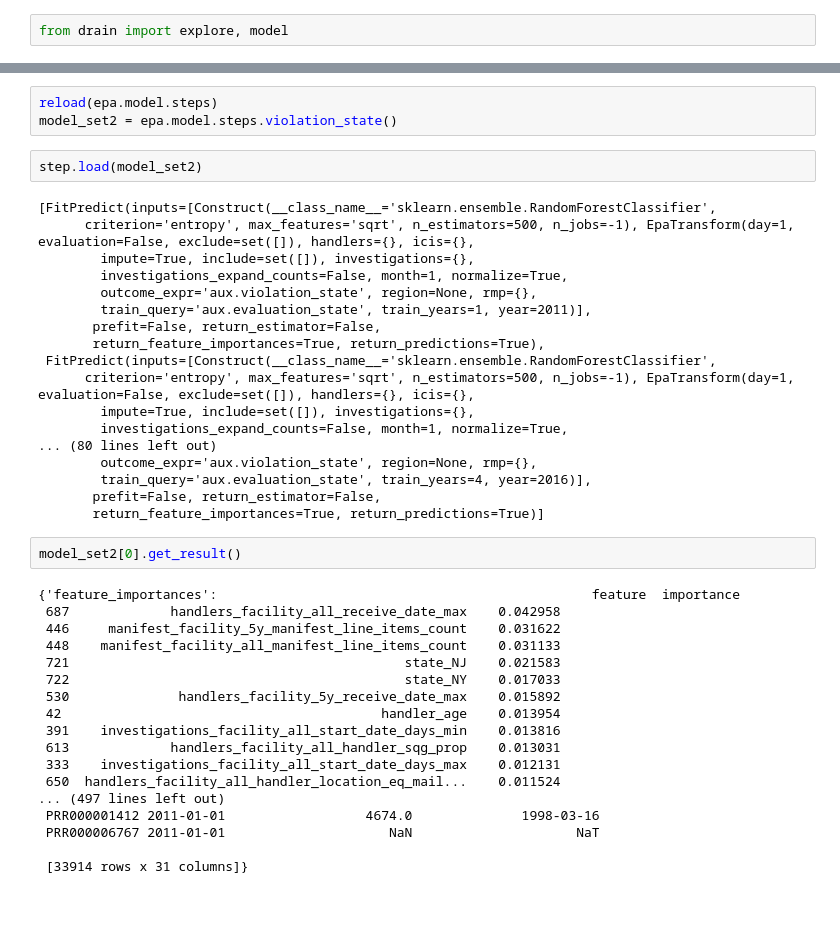
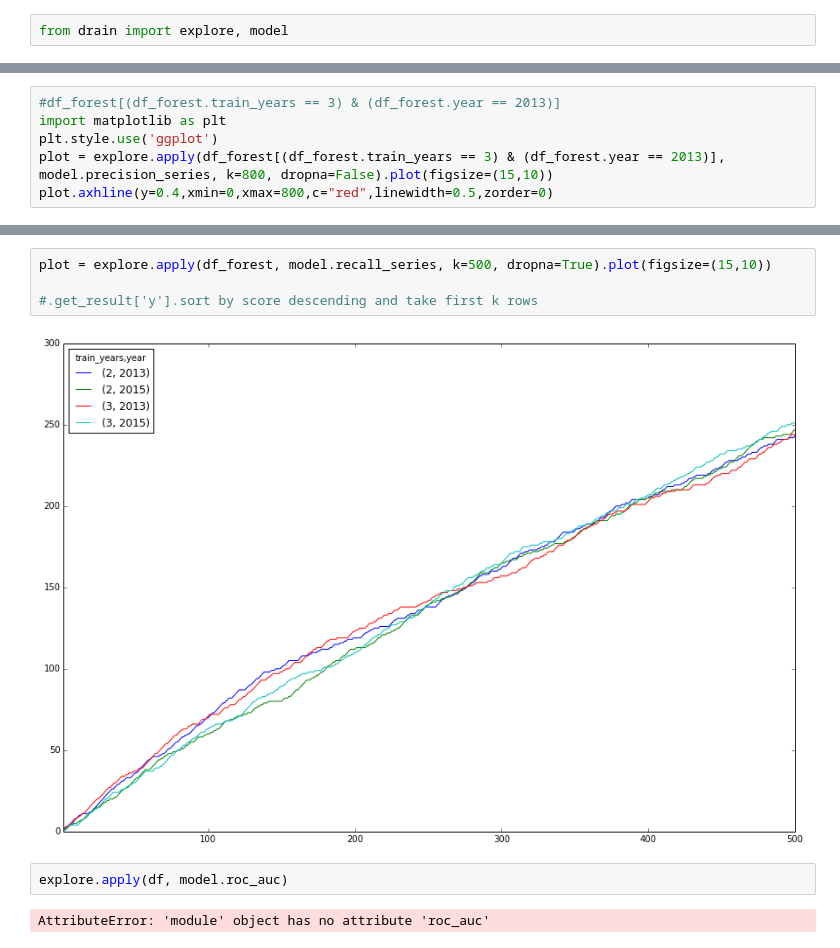
Before and after one commit to dssg/rcra, a Jupyter notebook: exploring/Untitled1.ipynb, the cells around one changed output, grey strips where cells are left out. Drawn from its saved outputs; the diff is of its cells as text; blank space fills up the shorter version.

```diff
--- a/exploring/Untitled1.ipynb
+++ b/exploring/Untitled1.ipynb
@@ -51,0 +60,6 @@ df = explore.to_dataframe(model_set1)
+# %%
+#df_forest[(df_forest.train_years == 3) & (df_forest.year == 2013)]
+import matplotlib as plt
+plt.style.use('ggplot')
+plot = explore.apply(df_forest[(df_forest.train_years == 3) & (df_forest.year == 2013)], model.precision_series, k=800, dropna=False).plot(figsize=(15,10))
+plot.axhline(y=0.4,xmin=0,xmax=800,c="red",linewidth=0.5,zorder=0)
@@ -58,43 +75,10 @@ explore.apply(df, model.precision_series, k=500, dropna=True).plot(figsize=(15,1
-# %%
-reload(epa.model.steps)
-model_set2 = epa.model.steps.violation_state()
-# %%
-step.load(model_set2)
-# %% [output]
-[FitPredict(inputs=[Construct(__class_name__='sklearn.ensemble.RandomForestClassifier',
-      criterion='entropy', max_features='sqrt', n_estimators=500, n_jobs=-1), EpaTransform(day=1, evaluation=False, exclude=set([]), handlers={}, icis={},
-        impute=True, include=set([]), investigations={},
-        investigations_expand_counts=False, month=1, normalize=True,
-        outcome_expr='aux.violation_state', region=None, rmp={},
-        train_query='aux.evaluation_state', train_years=1, year=2011)],
-       prefit=False, return_estimator=False,
-       return_feature_importances=True, return_predictions=True),
- FitPredict(inputs=[Construct(__class_name__='sklearn.ensemble.RandomForestClassifier',
-      criterion='entropy', max_features='sqrt', n_estimators=500, n_jobs=-1), EpaTransform(day=1, evaluation=False, exclude=set([]), handlers={}, icis={},
-        impute=True, include=set([]), investigations={},
-        investigations_expand_counts=False, month=1, normalize=True,
-... (80 lines left out)
-        outcome_expr='aux.violation_state', region=None, rmp={},
-        train_query='aux.evaluation_state', train_years=4, year=2016)],
-       prefit=False, return_estimator=False,
-       return_feature_importances=True, return_predictions=True)]
-# %%
-model_set2[0].get_result()
-# %% [output]
-{'feature_importances':                                                feature  importance
- 687             handlers_facility_all_receive_date_max    0.042958
- 446     manifest_facility_5y_manifest_line_items_count    0.031622
- 448    manifest_facility_all_manifest_line_items_count    0.031133
- 721                                           state_NJ    0.021583
- 722                                           state_NY    0.017033
- 530              handlers_facility_5y_receive_date_max    0.015892
- 42                                         handler_age    0.013954
- 391    investigations_facility_all_start_date_days_min    0.013816
- 613             handlers_facility_all_handler_sqg_prop    0.013031
- 333    investigations_facility_all_start_date_days_max    0.012131
- 650  handlers_facility_all_handler_location_eq_mail...    0.011524
-... (497 lines left out)
- PRR000001412 2011-01-01                  4674.0              1998-03-16
- PRR000006767 2011-01-01                     NaN                     NaT
-
- [33914 rows x 31 columns]}
+# %%
+plot = explore.apply(df_forest, model.recall_series, k=500, dropna=True).plot(figsize=(15,10))
+
+#.get_result['y'].sort by score descending and take first k rows
+# %% [output]
+[figure, added]
+# %%
+explore.apply(df, model.roc_auc)
+# %% [output]
+AttributeError: 'module' object has no attribute 'roc_auc'
```
Also changed, not shown: parts of 29 cells of this notebook.
